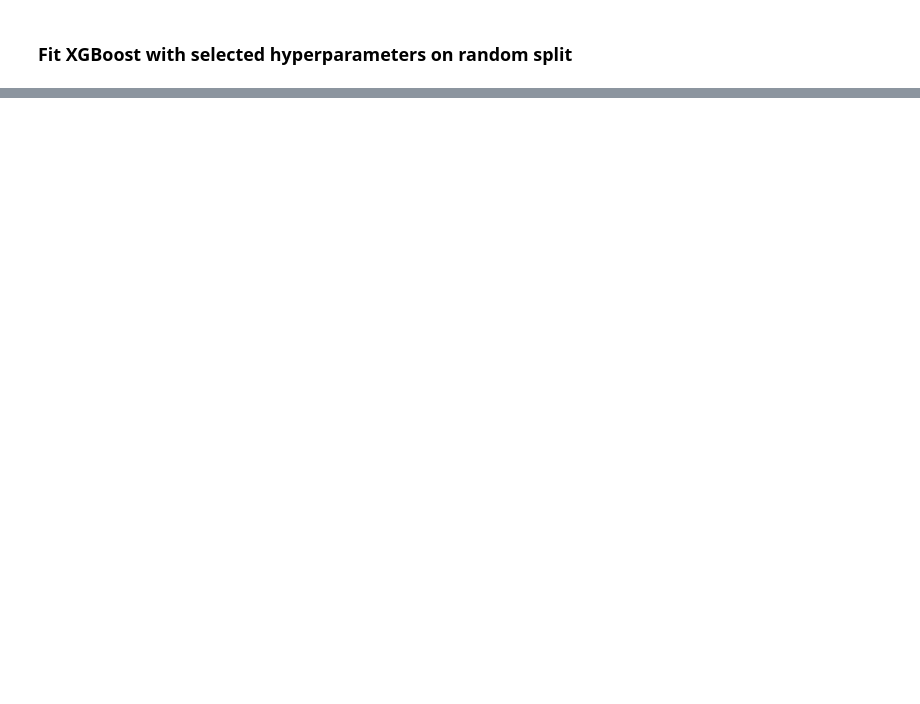
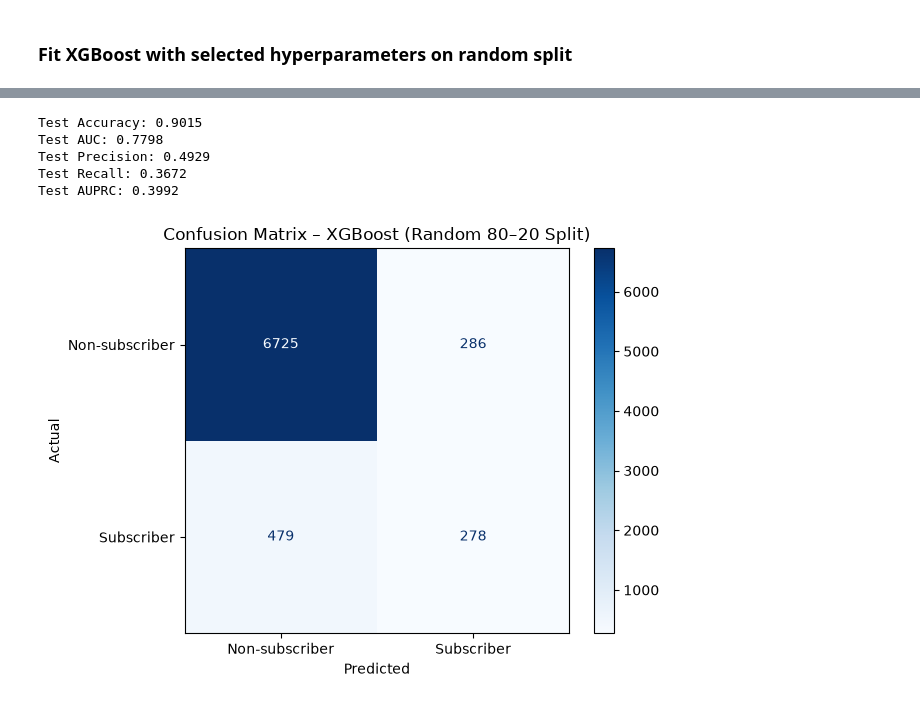
Before and after one commit to abigmugofcoffee/ml_hw, a Jupyter notebook: bank_marketing_project.ipynb, the cells around one changed output, grey strips where cells are left out. Drawn from its saved outputs; the diff is of its cells as text; code cells hidden in the pictures; blank space fills up the shorter version.

```diff
--- a/bank_marketing_project.ipynb
+++ b/bank_marketing_project.ipynb
@@ -998,0 +854,31 @@ Test AUPRC: 0.6442
+# %%
+threshold = 0.25
+test_predictions = (test_probabilities >= threshold).astype(int)
+
+print("Test Accuracy:", round(accuracy_score(y_test, test_predictions), 4))
+print("Test AUC:", round(roc_auc_score(y_test, test_probabilities), 4))
+print("Test Precision:", round(precision_score(y_test, test_predictions), 4))
+print("Test Recall:", round(recall_score(y_test, test_predictions), 4))
+print("Test AUPRC:", round(average_precision_score(y_test, test_probabilities), 4))
+
+# Confusion matrix
+cm = confusion_matrix(y_test, test_predictions, labels=[0, 1])
+from sklearn.metrics import ConfusionMatrixDisplay
+disp = ConfusionMatrixDisplay(
+    confusion_matrix=cm,
+    display_labels=['Non-subscriber', 'Subscriber']
+)
+
+disp.plot(cmap='Blues', values_format='d')
+plt.title('Confusion Matrix – XGBoost (Random 80–20 Split)')
+plt.xlabel('Predicted')
+plt.ylabel('Actual')
+plt.tight_layout()
+plt.show()
+# %% [output]
+Test Accuracy: 0.9015
+Test AUC: 0.7798
+Test Precision: 0.4929
+Test Recall: 0.3672
+Test AUPRC: 0.3992
+[figure, added]
```
Also changed, not shown: parts of 35 cells of this notebook.
